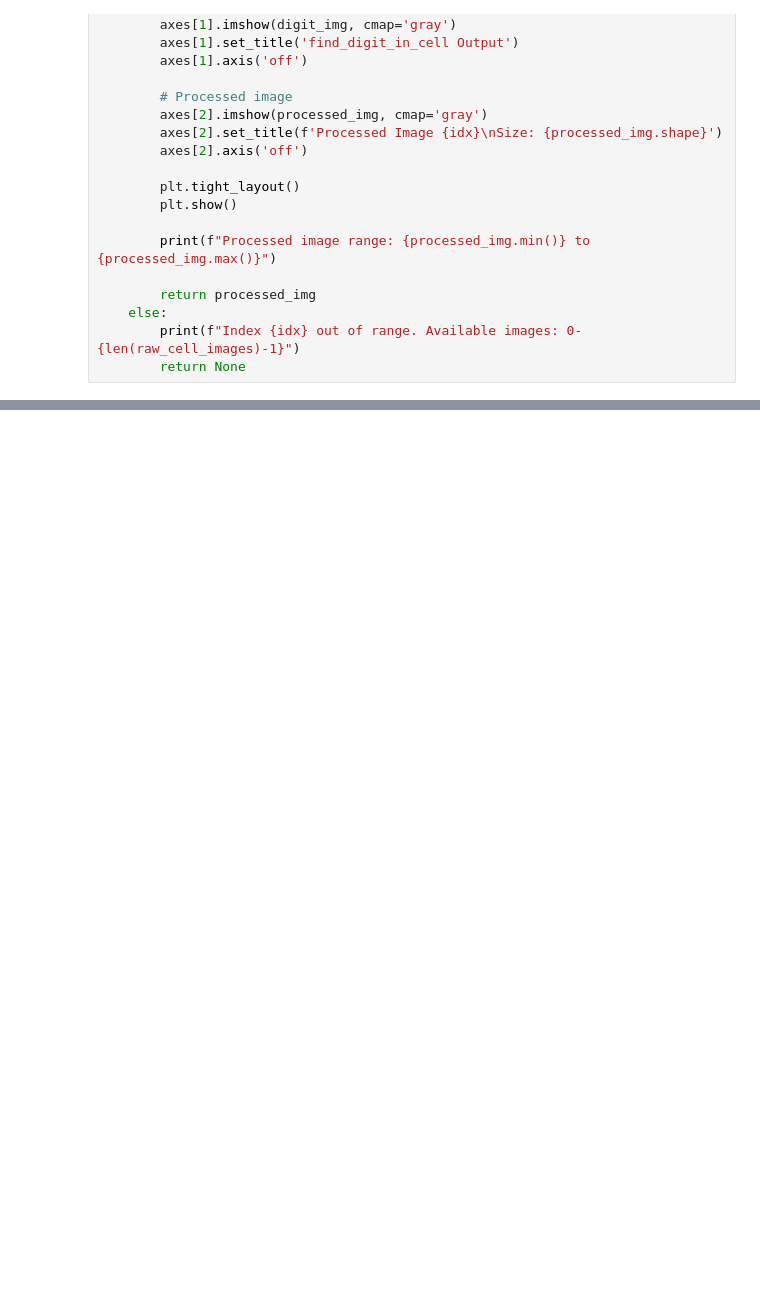
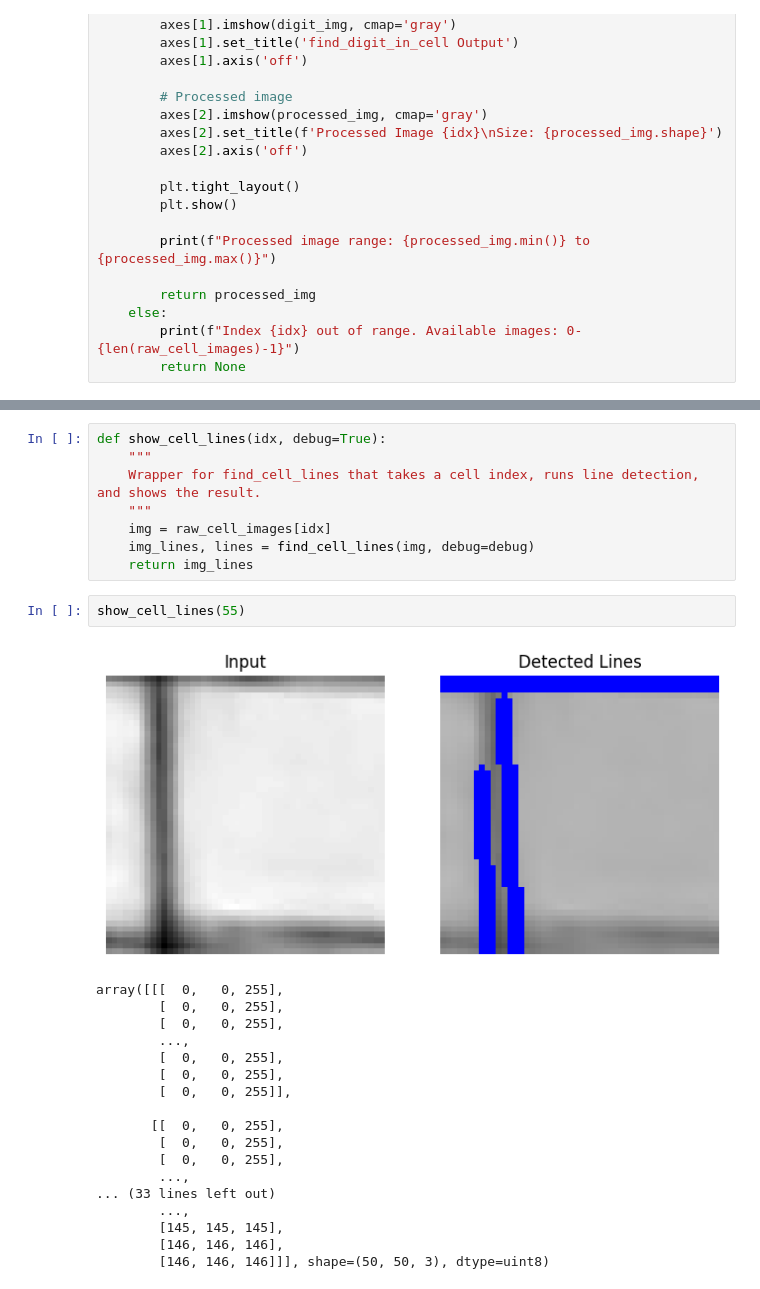
Before and after one commit to csem11/sudoku_solver, a Jupyter notebook: src/detection/extraction_optimizer.ipynb, the cells around one changed output, grey strips where cells are left out. Drawn from its saved outputs; the diff is of its cells as text; blank space fills up the shorter version.

```diff
--- a/src/detection/extraction_optimizer.ipynb
+++ b/src/detection/extraction_optimizer.ipynb
@@ -243,0 +315,29 @@ array([[  0,   0,   0, ...,   0,   0,   0],
+# %%
+def show_cell_lines(idx, debug=True):
+    """
+    Wrapper for find_cell_lines that takes a cell index, runs line detection, and shows the result.
+    """
+    img = raw_cell_images[idx]
+    img_lines, lines = find_cell_lines(img, debug=debug)
+    return img_lines
+# %%
+show_cell_lines(55)
+# %% [output]
+[figure, added]
+array([[[  0,   0, 255],
+        [  0,   0, 255],
+        [  0,   0, 255],
+        ...,
+        [  0,   0, 255],
+        [  0,   0, 255],
+        [  0,   0, 255]],
+
+       [[  0,   0, 255],
+        [  0,   0, 255],
+        [  0,   0, 255],
+        ...,
+... (33 lines left out)
+        ...,
+        [145, 145, 145],
+        [146, 146, 146],
+        [146, 146, 146]]], shape=(50, 50, 3), dtype=uint8)
```
Also changed, not shown: parts of 10 cells of this notebook, 12 other files.
